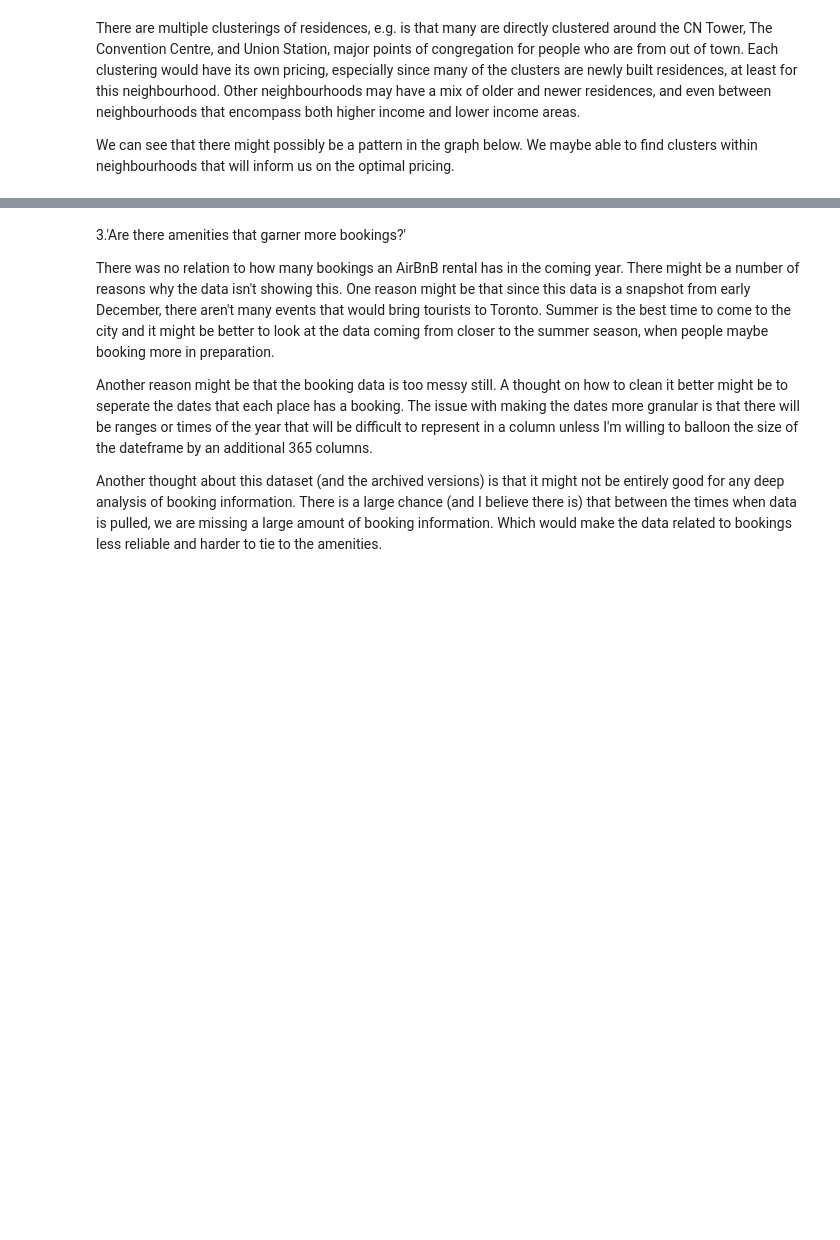
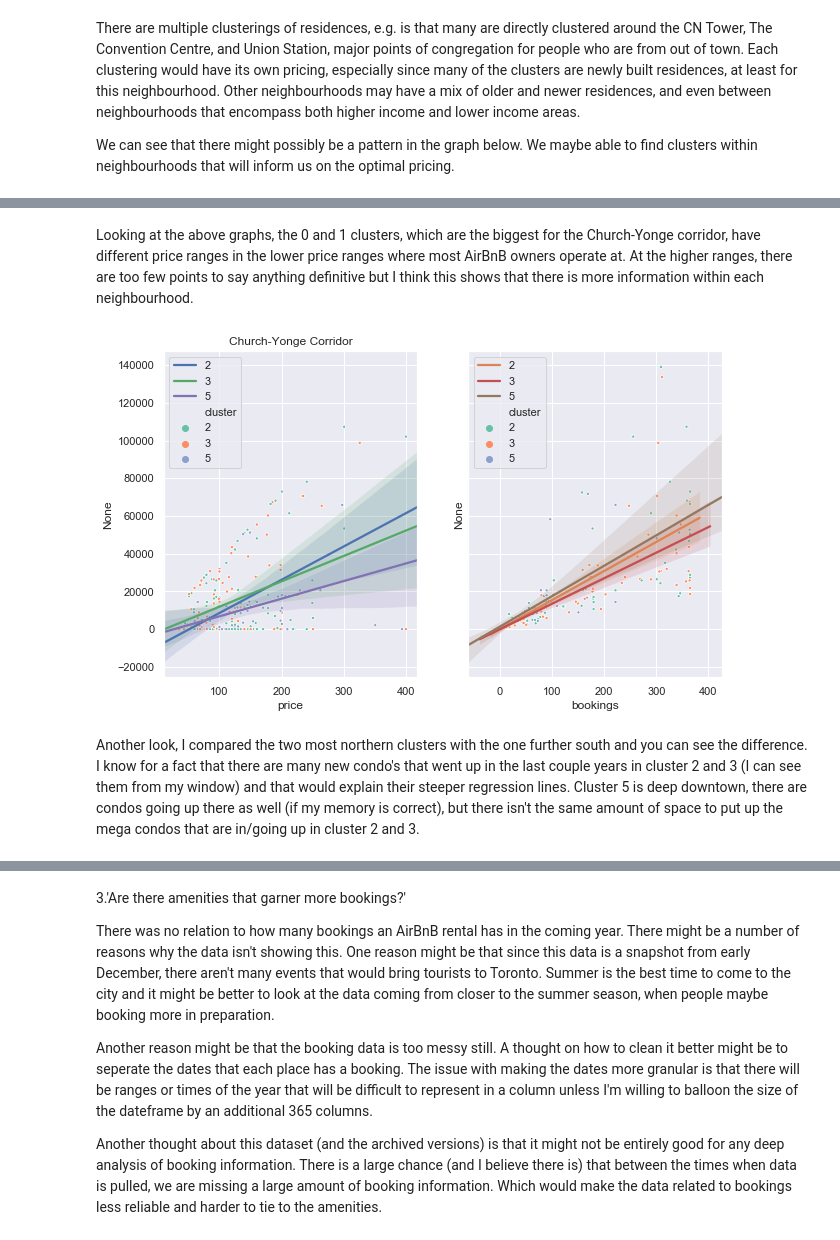
Before and after one commit to misrakberhe/TorontoAirBnb, a Jupyter notebook: AirBnB toronto.ipynb, the cells around one changed output, grey strips where cells are left out. Cells and saved outputs as stored; diff of their text form; code cells hidden in the pictures; blank space fills up the shorter version.

```diff
--- a/AirBnB toronto.ipynb
+++ b/AirBnB toronto.ipynb
@@ -309,3 +178,0 @@ def cluster_profit_price_booking(df, to_compare):
-# %%
-cluster_profit_price_booking(final_clustered, [0,1])
-cluster_profit_price_booking(final_clustered, [2])
@@ -402,0 +232,33 @@ pd.DataFrame(booking_coefs).sort_values(by=0)
+# %%
+def cluster_profit_price_booking(df, to_compare):
+    '''
+    This function will show the seperate cluster(s) on a graph, with a regression line.
+
+    Input: DataFrame and list of which clusters to compare, taken from cluster_neigh function.
+
+    Output: Graphs, showing profit related to booking and price.
+
+    '''
+
+
+    if len(to_compare) == 1:
+        #for showing one cluster at a time
+        df = df[df.cluster == to_compare]
+    else:
+        #for comparing neighbourhoods
+        df = df[df.cluster.isin(to_compare)]
+    profit = (df['bookings'] * df['price'])
+
+    neighbourhood = df['neighbourhood_cleansed']
+
+    sns.set(rc={'figure.figsize':(10,6)})
+    fig, (ax1, ax2) = plt.subplots(ncols=2, sharey=True)
+
+    sns.scatterplot(y=profit[profit < 300000], x=df['price'][df['price'] < 400], hue=df['cluster'], palette= sns.color_palette("Set2", n_colors=len(to_compare)), legend='brief', ax=ax1, s=10).set_title(df['neighbourhood_cleansed'].iloc[0])
+    sns.scatterplot(y=profit[profit < 300000], x=df['bookings'],hue=df['cluster'], palette= sns.color_palette("Set2", n_colors=len(to_compare)),legend='brief', ax=ax2, s=10)
+
+    for i in to_compare:
+        sns.regplot(y=profit[df.cluster == i], x=df['price'][df.cluster == i], scatter=False, label=i, ax=ax1)
+        ax1.legend(loc="best")
+        sns.regplot(y=profit[df.cluster == i], x=df['bookings'][df.cluster == i], scatter=False,label=i, ax=ax2)
+        ax2.legend(loc="best")
@@ -402,0 +283,8 @@ pd.DataFrame(booking_coefs).sort_values(by=0)
+# %% [markdown]
+Looking at the above graphs, the 0 and 1 clusters, which are the biggest for the Church-Yonge corridor, have different price ranges in the lower price ranges where most AirBnB owners operate at. At the higher ranges, there are too few points to say anything definitive but I think this shows that there is more information within each neighbourhood.
+# %%
+cluster_profit_price_booking(final_clustered, [2,3, 5])
+# %% [output]
+[figure, added]
+# %% [markdown]
+Another look, I compared the two most northern clusters with the one further south and you can see the difference. I know for a fact that there are many new condo's that went up in the last couple years in cluster 2 and 3 (I can see them from my window) and that would explain their steeper regression lines. Cluster 5 is deep downtown, there are condos going up there as well (if my memory is correct), but there isn't the same amount of space to put up the mega condos that are in/going up in cluster 2 and 3.
```
Also changed, not shown: parts of 43 cells of this notebook.
